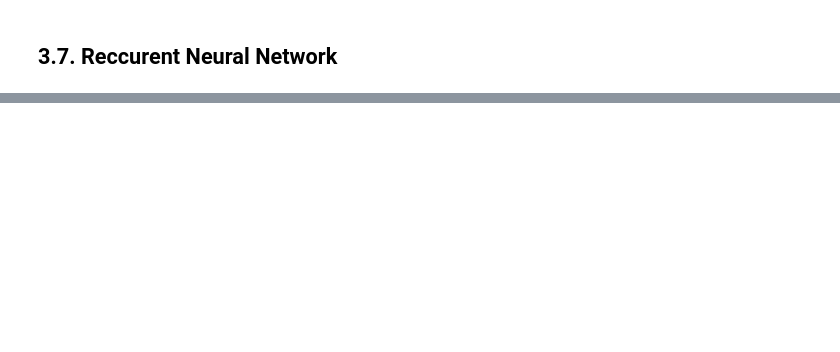
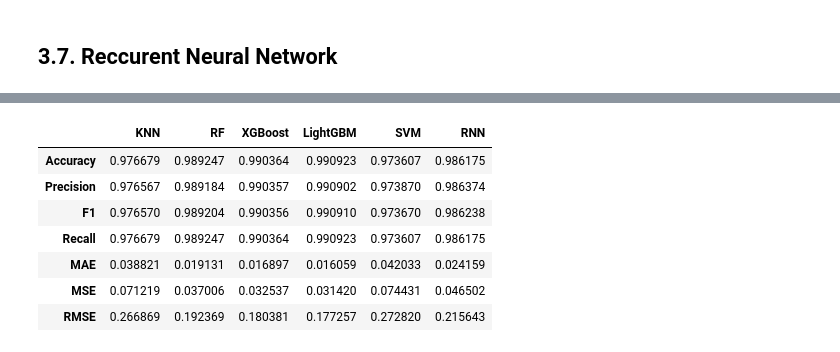
Before and after one commit to KostasEreksonas/IDS_test, a Jupyter notebook: NSL-KDD.ipynb, the cells around one changed output, grey strips where cells are left out. Drawn from its saved outputs; the diff is of its cells as text; code cells hidden in the pictures; blank space fills up the shorter version.

```diff
--- a/NSL-KDD.ipynb
+++ b/NSL-KDD.ipynb
@@ -594,0 +636,7 @@ results_df
+# %%
+%%time
+model.fit(X_train, y_train,
+          batch_size=32,
+          epochs=50,
+          validation_data=(X_val, y_val))
+gc.collect();
@@ -594,0 +661,3 @@ results_df
+# %%
+y_pred = model.predict(X_test)
+y_pred = np.argmax(y_pred, axis=1)
@@ -594,0 +666,8 @@ results_df
+# %%
+_, accuracy = model.evaluate(X_test, y_test)
+precision = precision_score(y_true=y_test, y_pred=y_pred, average="weighted")
+f1 = f1_score(y_true=y_test, y_pred=y_pred, average="weighted")
+recall = recall_score(y_true=y_test, y_pred=y_pred, average="weighted")
+mae = mean_absolute_error(y_true=y_test,y_pred=y_pred)
+mse = mean_squared_error(y_true=y_test,y_pred=y_pred)
+rmse = root_mean_squared_error(y_true=y_test,y_pred=y_pred)
@@ -594,0 +676,14 @@ results_df
+# %%
+results = [accuracy, precision, f1, recall, mae, mse, rmse]
+results_dict["RNN"] = results
+# %%
+pd.DataFrame.from_dict(results_dict, orient="index", columns=["Accuracy", "Precision", "F1", "Recall", "MAE", "MSE", "RMSE"]).T
+# %% [output]
+|  | KNN | RF | XGBoost | LightGBM | SVM | RNN |
+| Accuracy | 0.976679 | 0.989247 | 0.990364 | 0.990923 | 0.973607 | 0.986175 |
+| Precision | 0.976567 | 0.989184 | 0.990357 | 0.990902 | 0.973870 | 0.986374 |
+| F1 | 0.976570 | 0.989204 | 0.990356 | 0.990910 | 0.973670 | 0.986238 |
+| Recall | 0.976679 | 0.989247 | 0.990364 | 0.990923 | 0.973607 | 0.986175 |
+| MAE | 0.038821 | 0.019131 | 0.016897 | 0.016059 | 0.042033 | 0.024159 |
+| MSE | 0.071219 | 0.037006 | 0.032537 | 0.031420 | 0.074431 | 0.046502 |
+| RMSE | 0.266869 | 0.192369 | 0.180381 | 0.177257 | 0.272820 | 0.215643 |
```
Also changed, not shown: parts of 23 cells of this notebook.
